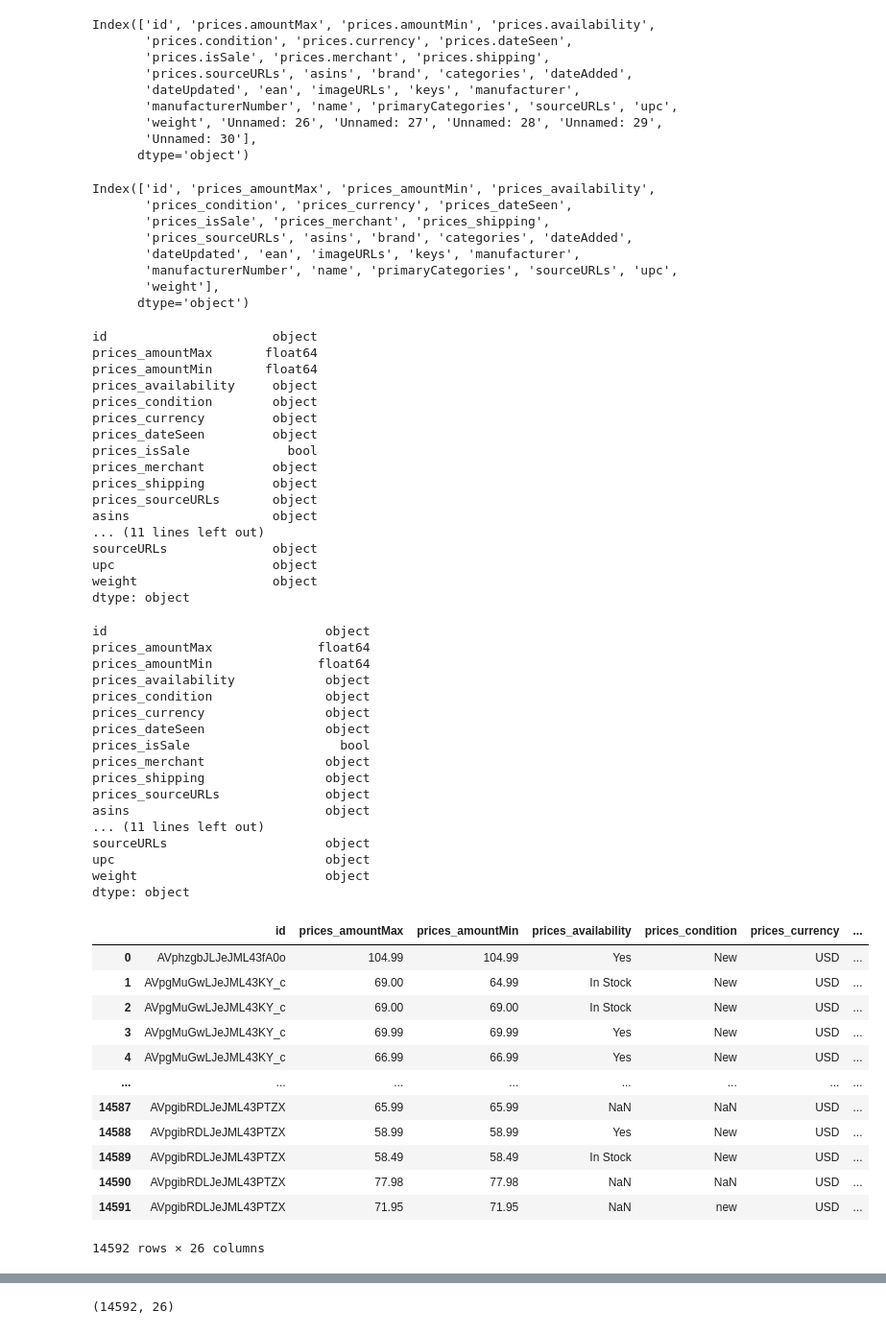
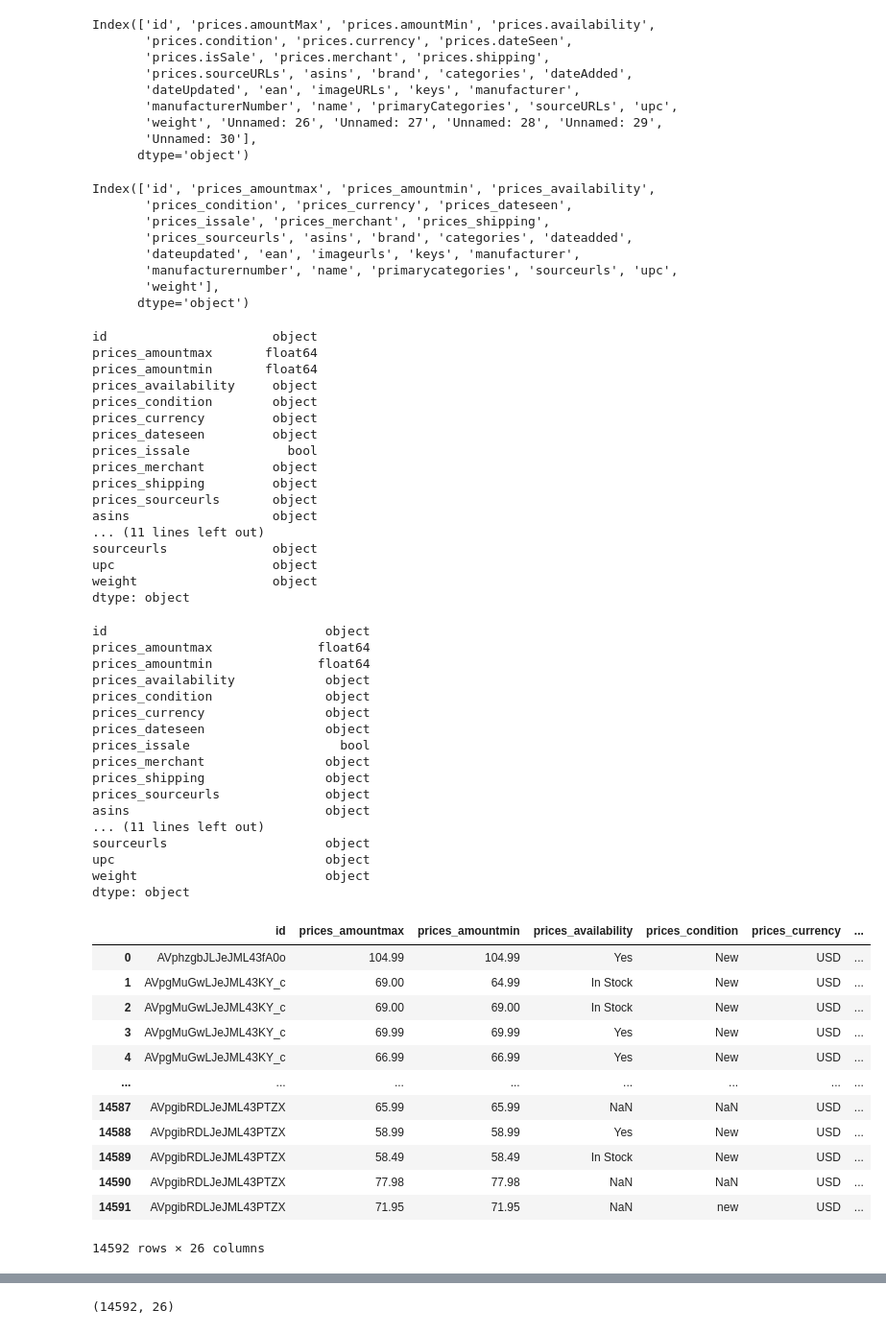
Before and after one commit to Tbrecke01/Price_Evaluator, a Jupyter notebook: Database/Data_ETL.ipynb, the cells around one changed output, grey strips where cells are left out. Shown at 96% size. Drawn from its saved outputs; the diff is of its cells as text; code cells hidden in the pictures.

Commit message:
rename columns to be lower case and run change through ML models

```diff
--- a/Database/Data_ETL.ipynb
+++ b/Database/Data_ETL.ipynb
@@ -38,27 +38,33 @@ Index(['id', 'prices.amountMax', 'prices.amountMin', 'prices.availability',
       dtype='object')
 # %%
 # Rename '.' with '_' in column names
-pricing_df = pricing_df.rename(columns={'prices.amountMax':'prices_amountMax',
-                                       'prices.amountMin':'prices_amountMin',
+pricing_df = pricing_df.rename(columns={'prices.amountMax':'prices_amountmax',
+                                       'prices.amountMin':'prices_amountmin',
                                        'prices.availability':'prices_availability',
                                        'prices.condition': 'prices_condition',
                                        'prices.currency':'prices_currency',
-                                       'prices.dateSeen': 'prices_dateSeen',
-                                       'prices.isSale': 'prices_isSale',
+                                       'prices.dateSeen': 'prices_dateseen',
+                                       'prices.isSale': 'prices_issale',
                                        'prices.merchant': 'prices_merchant',
                                        'prices.shipping': 'prices_shipping',
-                                       'prices.sourceURLs': 'prices_sourceURLs'})
+                                       'prices.sourceURLs': 'prices_sourceurls',
+                                       'dateAdded': 'dateadded',
+                                       'dateUpdated': 'dateupdated',
+                                       'imageURLs': 'imageurls',
+                                       'manufacturerNumber': 'manufacturernumber',
+                                       'primaryCategories': 'primarycategories',
+                                       'sourceURLs': 'sourceurls'})
 
 # Remove 'unnamed' columns
 pricing_df = pricing_df.loc[:, ~pricing_df.columns.str.contains('Unnamed')]
 pricing_df.columns
 # %% [output]
-Index(['id', 'prices_amountMax', 'prices_amountMin', 'prices_availability',
-       'prices_condition', 'prices_currency', 'prices_dateSeen',
-       'prices_isSale', 'prices_merchant', 'prices_shipping',
-       'prices_sourceURLs', 'asins', 'brand', 'categories', 'dateAdded',
-       'dateUpdated', 'ean', 'imageURLs', 'keys', 'manufacturer',
-       'manufacturerNumber', 'name', 'primaryCategories', 'sourceURLs', 'upc',
+Index(['id', 'prices_amountmax', 'prices_amountmin', 'prices_availability',
+       'prices_condition', 'prices_currency', 'prices_dateseen',
+       'prices_issale', 'prices_merchant', 'prices_shipping',
+       'prices_sourceurls', 'asins', 'brand', 'categories', 'dateadded',
+       'dateupdated', 'ean', 'imageurls', 'keys', 'manufacturer',
+       'manufacturernumber', 'name', 'primarycategories', 'sourceurls', 'upc',
        'weight'],
       dtype='object')
 # %%
@@ -66,52 +72,52 @@ Index(['id', 'prices_amountMax', 'prices_amountMin', 'prices_availability',
 pricing_df.dtypes
 # %% [output]
 id                      object
-prices_amountMax       float64
-prices_amountMin       float64
+prices_amountmax       float64
+prices_amountmin       float64
 prices_availability     object
 prices_condition        object
 prices_currency         object
-prices_dateSeen         object
-prices_isSale             bool
+prices_dateseen         object
+prices_issale             bool
 prices_merchant         object
 prices_shipping         object
-prices_sourceURLs       object
+prices_sourceurls       object
 asins                   object
 ... (11 lines left out)
-sourceURLs              object
+sourceurls              object
 upc                     object
 weight                  object
 dtype: object
 # %%
 # Convert dateAdded and dateUpdated columns to datetime data type
-pricing_df['dateAdded'] = pd.to_datetime(pricing_df['dateAdded']).dt.tz_convert(None)
-pricing_df['dateUpdated'] = pd.to_datetime(pricing_df['dateUpdated']).dt.tz_convert(None)
+pricing_df['dateadded'] = pd.to_datetime(pricing_df['dateadded']).dt.tz_convert(None)
+pricing_df['dateupdated'] = pd.to_datetime(pricing_df['dateupdated']).dt.tz_convert(None)
 pricing_df.dtypes
 # %% [output]
 id                             object
-prices_amountMax              float64
-prices_amountMin              float64
+prices_amountmax              float64
+prices_amountmin              float64
 prices_availability            object
 prices_condition               object
 prices_currency                object
-prices_dateSeen                object
-prices_isSale                    bool
+prices_dateseen                object
+prices_issale                    bool
 prices_merchant                object
 prices_shipping                object
-prices_sourceURLs              object
+prices_sourceurls              object
 asins                          object
 ... (11 lines left out)
-sourceURLs                     object
+sourceurls                     object
 upc                            object
 weight                         object
 dtype: object
 # %%
 # Split dateSeen column to multiple columns and only keep the "most recent" dateSeen
-all_dateseen = pricing_df['prices_dateSeen'].str.split(',',expand=True)
-pricing_df['prices_dateSeen'] = pd.to_datetime(all_dateseen[0]).dt.tz_convert(None)
+all_dateseen = pricing_df['prices_dateseen'].str.split(',',expand=True)
+pricing_df['prices_dateseen'] = pd.to_datetime(all_dateseen[0]).dt.tz_convert(None)
 pricing_df
 # %% [output]
-|  | id | prices_amountMax | prices_amountMin | prices_availability | prices_condition | prices_currency | ... |
+|  | id | prices_amountmax | prices_amountmin | prices_availability | prices_condition | prices_currency | ... |
 | 0 | AVphzgbJLJeJML43fA0o | 104.99 | 104.99 | Yes | New | USD | ... |
 | 1 | AVpgMuGwLJeJML43KY_c | 69.00 | 64.99 | In Stock | New | USD | ... |
 | 2 | AVpgMuGwLJeJML43KY_c | 69.00 | 69.00 | In Stock | New | USD | ... |
```
Also changed, not shown: parts of 1 cell of this notebook, 4 other files.
